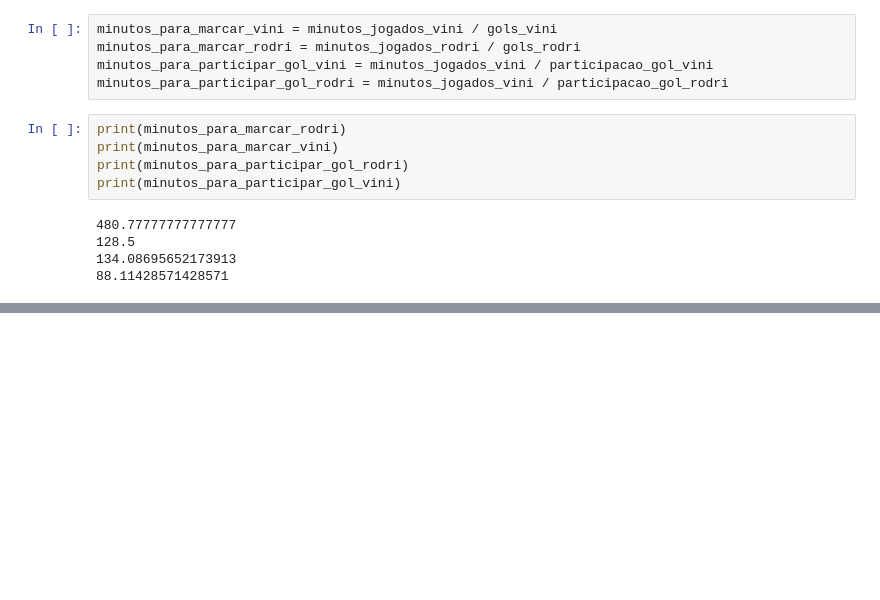
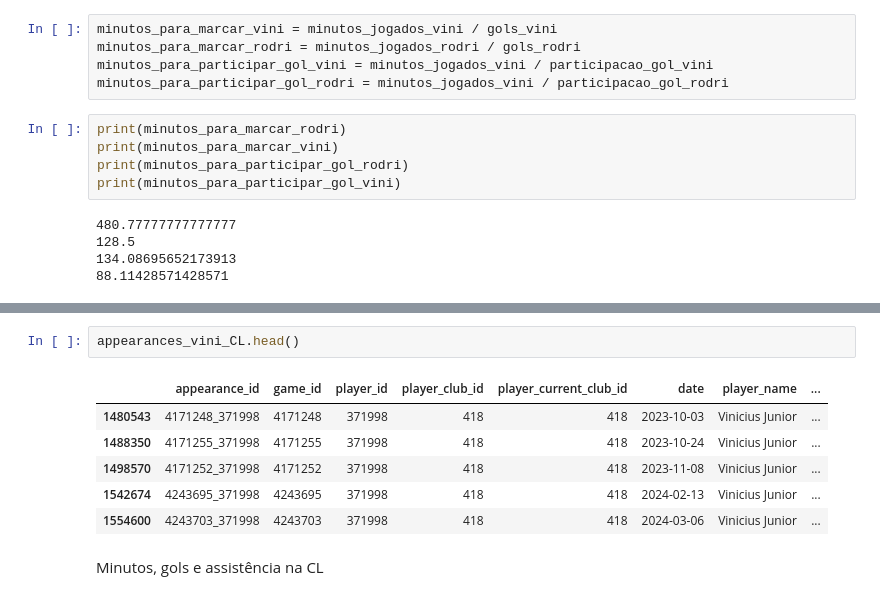
Before and after one commit to felipsants/trabalho-final-org_dados, a Jupyter notebook: datasets/EDA.ipynb, the cells around one changed output, grey strips where cells are left out. Cells and saved outputs as stored; diff of their text form; blank space fills up the shorter version.

```diff
--- a/datasets/EDA.ipynb
+++ b/datasets/EDA.ipynb
@@ -302,0 +344,11 @@ print(minutos_para_participar_gol_vini)
+# %%
+appearances_vini_CL.head()
+# %% [output]
+|  | appearance_id | game_id | player_id | player_club_id | player_current_club_id | date | player_name | ... |
+| 1480543 | 4171248_371998 | 4171248 | 371998 | 418 | 418 | 2023-10-03 | Vinicius Junior | ... |
+| 1488350 | 4171255_371998 | 4171255 | 371998 | 418 | 418 | 2023-10-24 | Vinicius Junior | ... |
+| 1498570 | 4171252_371998 | 4171252 | 371998 | 418 | 418 | 2023-11-08 | Vinicius Junior | ... |
+| 1542674 | 4243695_371998 | 4243695 | 371998 | 418 | 418 | 2024-02-13 | Vinicius Junior | ... |
+| 1554600 | 4243703_371998 | 4243703 | 371998 | 418 | 418 | 2024-03-06 | Vinicius Junior | ... |
+# %% [markdown]
+Minutos, gols e assistência na CL
```
Also changed, not shown: parts of 16 cells of this notebook.
